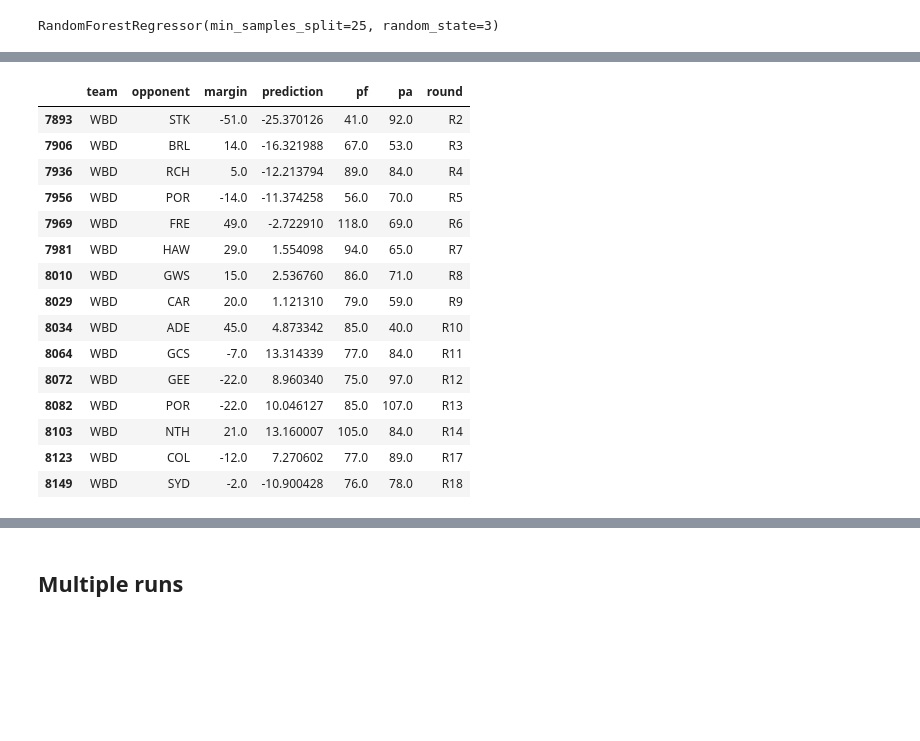
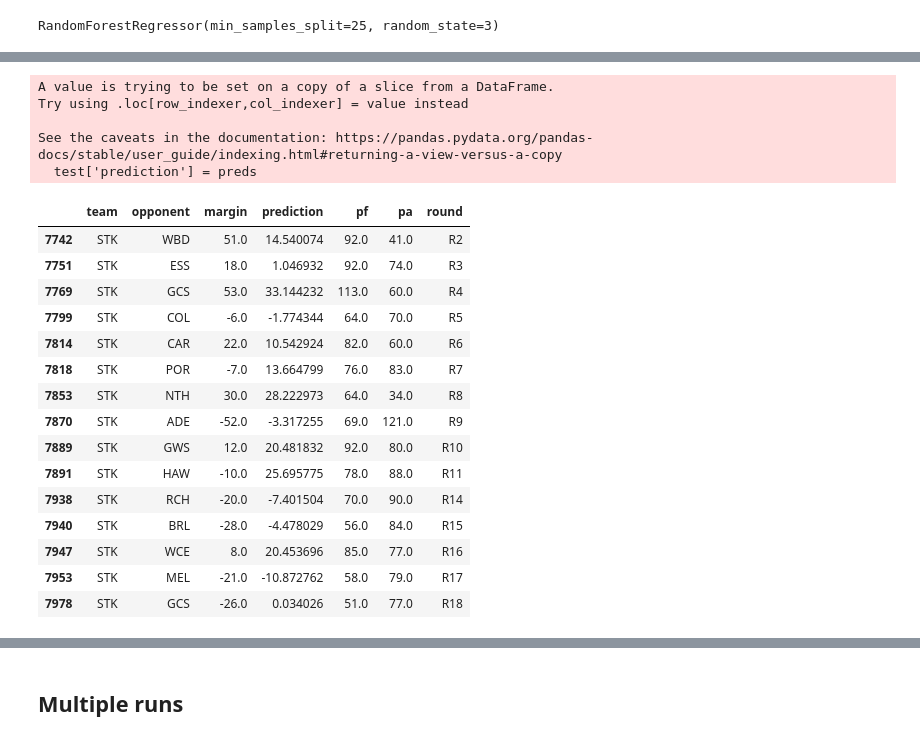
Before and after one commit to caseynator123/footyfootyfooty, a Jupyter notebook: machine_learning/code/random_forest_regression-Copy1.ipynb, the cells around one changed output, grey strips where cells are left out. Drawn from its saved outputs; the diff is of its cells as text; code cells hidden in the pictures; blank space fills up the shorter version.

Commit message:
upd models and data

```diff
--- a/machine_learning/code/random_forest_regression-Copy1.ipynb
+++ b/machine_learning/code/random_forest_regression-Copy1.ipynb
@@ -50,8 +71,8 @@ predictors = ['year', 'at_home',
        'Hit Outs_l5_avg', 'Contested Marks_l5_avg', 'Marks Inside 50_l5_avg',
        'Goal Assists_l5_avg', 'Frees_l5_avg', 'Frees Against_l5_avg',
        'Inside 50s_l5_avg', 'Rebounds_l5_avg', 'Clangers_l5_avg',
-       'One Percenters_l5_avg', 'Bounces_l5_avg', 'position',
-       'per', 'venue_code', 'team_code', 'opp_code']
+       'One Percenters_l5_avg', 'Bounces_l5_avg', 'position_team',
+       'per_team', 'venue_code', 'team_code', 'opp_code','position_opp', 'per_opp']
 # %%
 rf = RandomForestRegressor(n_estimators=100, min_samples_split=25, random_state=3)
 # %%
@@ -93,19 +84,8 @@ a[a['team']=='GEE']
-# %%
-a[a['team']=='WBD']
-# %% [output]
-|  | team | opponent | margin | prediction | pf | pa | round |
-| 7893 | WBD | STK | -51.0 | -25.370126 | 41.0 | 92.0 | R2 |
-| 7906 | WBD | BRL | 14.0 | -16.321988 | 67.0 | 53.0 | R3 |
-| 7936 | WBD | RCH | 5.0 | -12.213794 | 89.0 | 84.0 | R4 |
-| 7956 | WBD | POR | -14.0 | -11.374258 | 56.0 | 70.0 | R5 |
-| 7969 | WBD | FRE | 49.0 | -2.722910 | 118.0 | 69.0 | R6 |
-| 7981 | WBD | HAW | 29.0 | 1.554098 | 94.0 | 65.0 | R7 |
-| 8010 | WBD | GWS | 15.0 | 2.536760 | 86.0 | 71.0 | R8 |
-| 8029 | WBD | CAR | 20.0 | 1.121310 | 79.0 | 59.0 | R9 |
-| 8034 | WBD | ADE | 45.0 | 4.873342 | 85.0 | 40.0 | R10 |
-| 8064 | WBD | GCS | -7.0 | 13.314339 | 77.0 | 84.0 | R11 |
-| 8072 | WBD | GEE | -22.0 | 8.960340 | 75.0 | 97.0 | R12 |
-| 8082 | WBD | POR | -22.0 | 10.046127 | 85.0 | 107.0 | R13 |
-| 8103 | WBD | NTH | 21.0 | 13.160007 | 105.0 | 84.0 | R14 |
-| 8123 | WBD | COL | -12.0 | 7.270602 | 77.0 | 89.0 | R17 |
-| 8149 | WBD | SYD | -2.0 | -10.900428 | 76.0 | 78.0 | R18 |
+# %%
+test['prediction'] = preds
+# %% [output]
+A value is trying to be set on a copy of a slice from a DataFrame.
+Try using .loc[row_indexer,col_indexer] = value instead
+
+See the caveats in the documentation: https://pandas.pydata.org/pandas-docs/stable/user_guide/indexing.html#returning-a-view-versus-a-copy
+  test['prediction'] = preds
@@ -111,0 +95,19 @@ a[a['team']=='WBD']
+# %%
+a[a['team']=='STK']
+# %% [output]
+|  | team | opponent | margin | prediction | pf | pa | round |
+| 7742 | STK | WBD | 51.0 | 14.540074 | 92.0 | 41.0 | R2 |
+| 7751 | STK | ESS | 18.0 | 1.046932 | 92.0 | 74.0 | R3 |
+| 7769 | STK | GCS | 53.0 | 33.144232 | 113.0 | 60.0 | R4 |
+| 7799 | STK | COL | -6.0 | -1.774344 | 64.0 | 70.0 | R5 |
+| 7814 | STK | CAR | 22.0 | 10.542924 | 82.0 | 60.0 | R6 |
+| 7818 | STK | POR | -7.0 | 13.664799 | 76.0 | 83.0 | R7 |
+| 7853 | STK | NTH | 30.0 | 28.222973 | 64.0 | 34.0 | R8 |
+| 7870 | STK | ADE | -52.0 | -3.317255 | 69.0 | 121.0 | R9 |
+| 7889 | STK | GWS | 12.0 | 20.481832 | 92.0 | 80.0 | R10 |
+| 7891 | STK | HAW | -10.0 | 25.695775 | 78.0 | 88.0 | R11 |
+| 7938 | STK | RCH | -20.0 | -7.401504 | 70.0 | 90.0 | R14 |
+| 7940 | STK | BRL | -28.0 | -4.478029 | 56.0 | 84.0 | R15 |
+| 7947 | STK | WCE | 8.0 | 20.453696 | 85.0 | 77.0 | R16 |
+| 7953 | STK | MEL | -21.0 | -10.872762 | 58.0 | 79.0 | R17 |
+| 7978 | STK | GCS | -26.0 | 0.034026 | 51.0 | 77.0 | R18 |
```
Also changed, not shown: parts of 11 cells of this notebook, 3 other files.
